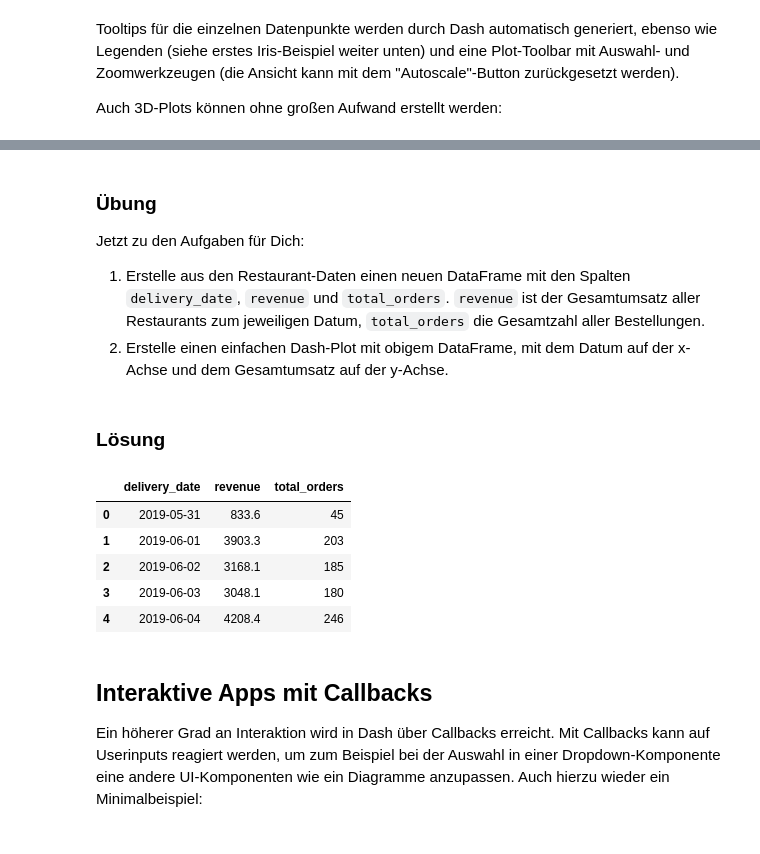
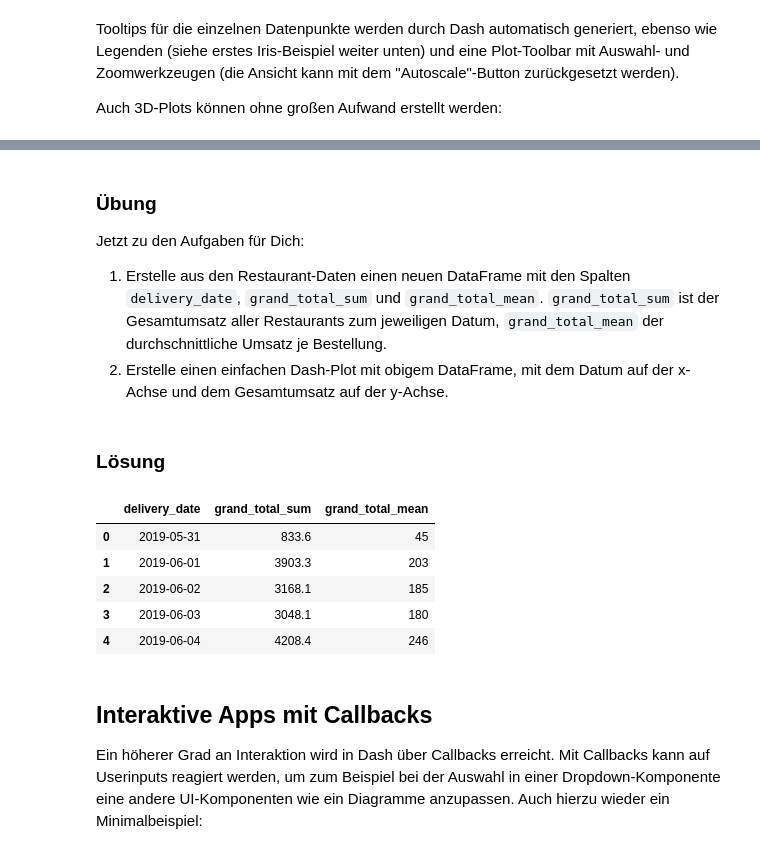
Before and after one commit to bettercodepaul/data-wrangling-workshop, a Jupyter notebook: dashBootstrapNotebook.ipynb, the cells around one changed output, grey strips where cells are left out. Saved outputs shown, nothing was run; the diff lists cells and outputs as text; code cells hidden in the pictures.

```diff
--- a/dashBootstrapNotebook.ipynb
+++ b/dashBootstrapNotebook.ipynb
@@ -121,7 +125,7 @@ app.run_server(mode='inline')
 
 Jetzt zu den Aufgaben für Dich:
 
-1.   Erstelle aus den Restaurant-Daten einen neuen DataFrame mit den Spalten `delivery_date`, `revenue` und `total_orders`. `revenue` ist der Gesamtumsatz aller Restaurants zum jeweiligen Datum, `total_orders` die Gesamtzahl aller Bestellungen.
+1.   Erstelle aus den Restaurant-Daten einen neuen DataFrame mit den Spalten `delivery_date`, `grand_total_sum` und `grand_total_mean`. `grand_total_sum` ist der Gesamtumsatz aller Restaurants zum jeweiligen Datum, `grand_total_mean` der durchschnittliche Umsatz je Bestellung.
 2.    Erstelle einen einfachen Dash-Plot mit obigem DataFrame, mit dem Datum auf der x-Achse und dem Gesamtumsatz auf der y-Achse.
 # %%
 # Platz für Deine Übungen :)
@@ -129,10 +133,10 @@ Jetzt zu den Aufgaben für Dich:
 ### Lösung
 # %%
 # 1. DataFrame erstellen
-restaurant_df = orders[['delivery_date', 'grand_total']].groupby('delivery_date').agg(revenue=('grand_total', 'sum'), total_orders=('grand_total', 'count')).reset_index()
+restaurant_df = orders[['delivery_date', 'grand_total']].groupby('delivery_date').agg(grand_total_sum=('grand_total', 'sum'), grand_total_mean=('grand_total', 'count')).reset_index()
 restaurant_df.head()
 # %% [output]
-|  | delivery_date | revenue | total_orders |
+|  | delivery_date | grand_total_sum | grand_total_mean |
 | 0 | 2019-05-31 | 833.6 | 45 |
 | 1 | 2019-06-01 | 3903.3 | 203 |
 | 2 | 2019-06-02 | 3168.1 | 185 |
```
Also changed, not shown: parts of 6 cells of this notebook.
